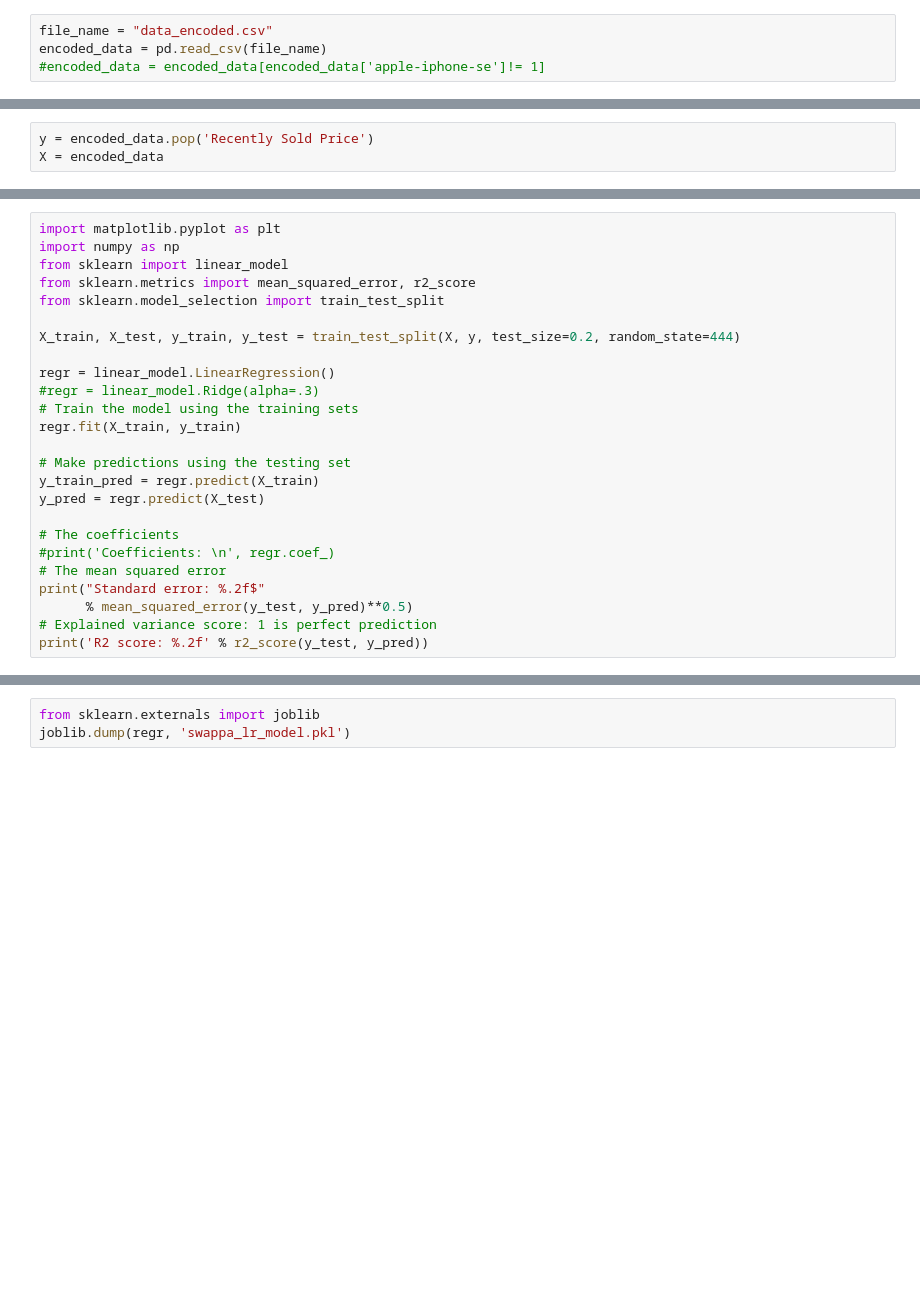
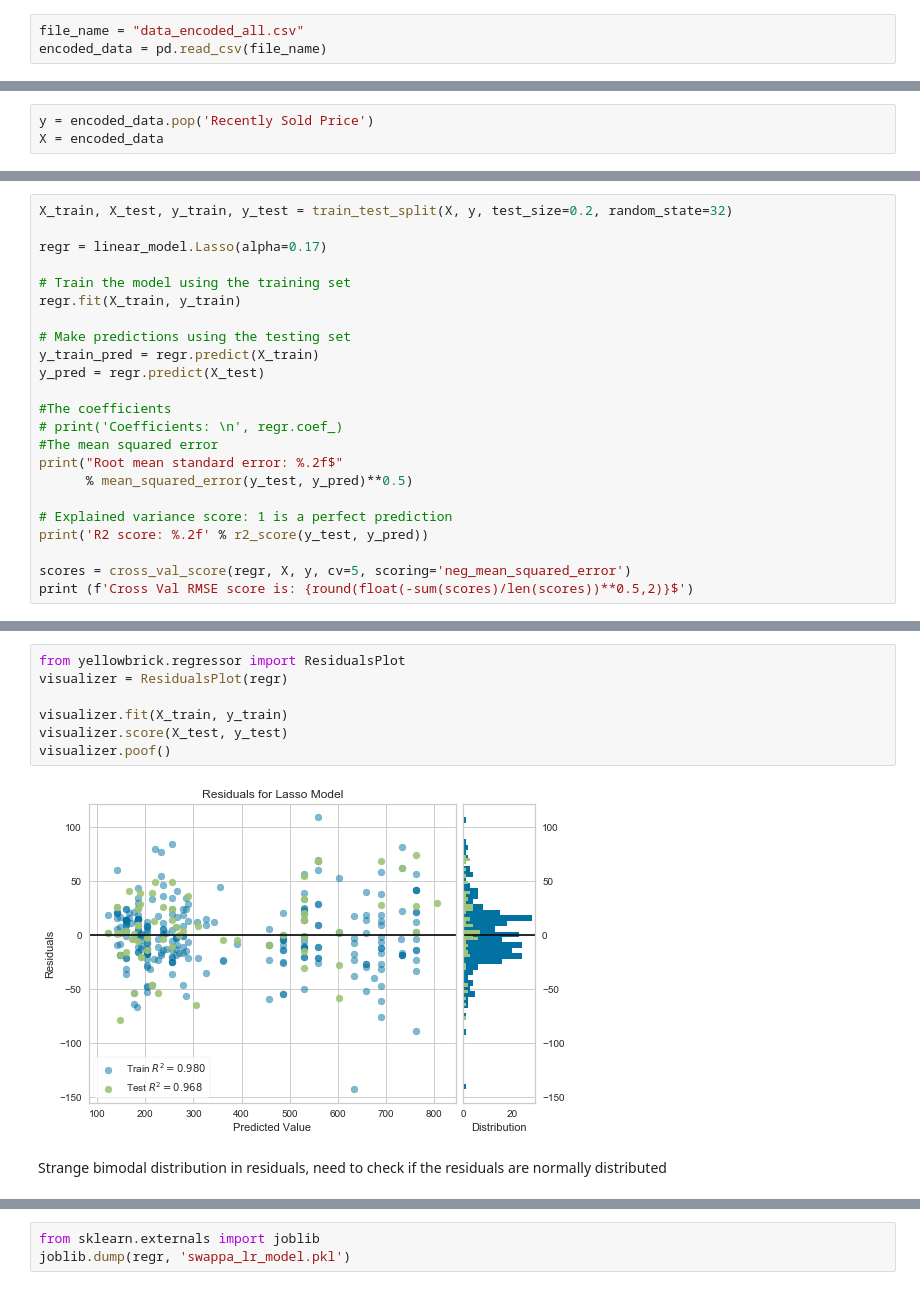
Before and after one commit to jdmendoza/used_iphone_price_prediction, a Jupyter notebook: 3_Regression_Swappa_Data.ipynb, the cells around one changed output, grey strips where cells are left out. Drawn from its saved outputs; the diff is of its cells as text; blank space fills up the shorter version.

Commit message:
final model

```diff
--- a/3_Regression_Swappa_Data.ipynb
+++ b/3_Regression_Swappa_Data.ipynb
@@ -9,5 +18,4 @@ import plotly.graph_objs as go
 init_notebook_mode(connected=True)
 # %%
-file_name = "data_encoded.csv"
+file_name = "data_encoded_all.csv"
 encoded_data = pd.read_csv(file_name)
-#encoded_data = encoded_data[encoded_data['apple-iphone-se']!= 1]
@@ -27,26 +95,24 @@ X = encoded_data
 # %%
-import matplotlib.pyplot as plt
-import numpy as np
-from sklearn import linear_model
-from sklearn.metrics import mean_squared_error, r2_score
-from sklearn.model_selection import train_test_split
+X_train, X_test, y_train, y_test = train_test_split(X, y, test_size=0.2, random_state=32)
 
-X_train, X_test, y_train, y_test = train_test_split(X, y, test_size=0.2, random_state=444)
+regr = linear_model.Lasso(alpha=0.17)
 
-regr = linear_model.LinearRegression()
-#regr = linear_model.Ridge(alpha=.3)
-# Train the model using the training sets
+# Train the model using the training set
 regr.fit(X_train, y_train)
 
 # Make predictions using the testing set
 y_train_pred = regr.predict(X_train)
 y_pred = regr.predict(X_test)
 
-# The coefficients
-#print('Coefficients: \n', regr.coef_)
-# The mean squared error
-print("Standard error: %.2f$"
+#The coefficients
+# print('Coefficients: \n', regr.coef_)
+#The mean squared error
+print("Root mean standard error: %.2f$"
       % mean_squared_error(y_test, y_pred)**0.5)
-# Explained variance score: 1 is perfect prediction
+
+# Explained variance score: 1 is a perfect prediction
 print('R2 score: %.2f' % r2_score(y_test, y_pred))
+
+scores = cross_val_score(regr, X, y, cv=5, scoring='neg_mean_squared_error')
+print (f'Cross Val RMSE score is: {round(float(-sum(scores)/len(scores))**0.5,2)}$')
 # %% [output]
@@ -96,3 +162,14 @@ data = [trace1,trace2]
 iplot({'data':data, 'layout':layout},filename='basic')
 # %% [output]
 [interactive output not drawn]
+# %%
+from yellowbrick.regressor import ResidualsPlot
+visualizer = ResidualsPlot(regr)
+
+visualizer.fit(X_train, y_train)
+visualizer.score(X_test, y_test)
+visualizer.poof()
+# %% [output]
+[figure, added]
+# %% [markdown]
+Strange bimodal distribution in residuals, need to check if the residuals are normally distributed
```
Also changed, not shown: parts of 38 cells of this notebook, 9 other files.
